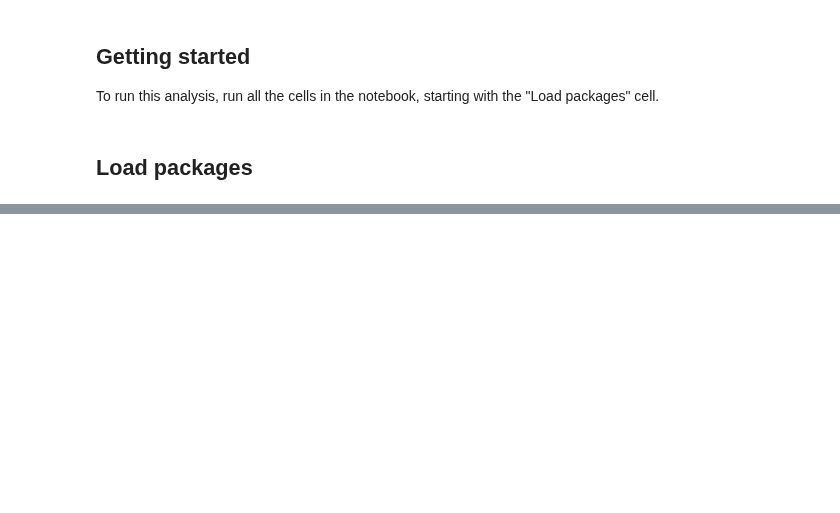
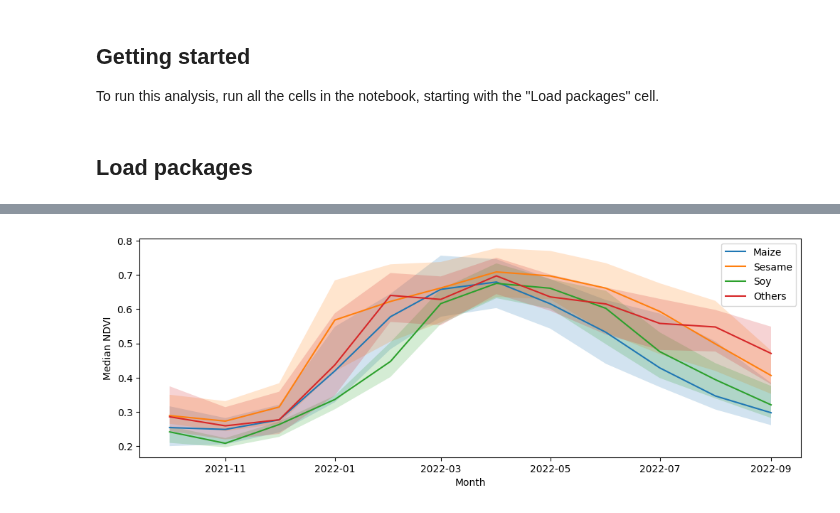
Before and after one commit to digitalearthafrica/FAO_crop_type, a Jupyter notebook: 2_Phenology_exploration.ipynb, the cells around one changed output, grey strips where cells are left out. Cells and saved outputs as stored; diff of their text form; code cells hidden in the pictures; blank space fills up the shorter version.

```diff
--- a/2_Phenology_exploration.ipynb
+++ b/2_Phenology_exploration.ipynb
@@ -145,0 +238,14 @@ plt.show()
+# %%
+plt.figure(figsize=(12,4))
+for class_field, NDVIs in zip(class_fields,NDVIs_all):
+    ndvi_perc= np.percentile(NDVIs, [25, 50, 75] ,axis=1)
+
+    plt.plot(x_labels,ndvi_perc[1],label=class_field)
+    plt.fill_between(x_labels, ndvi_perc[0],  ndvi_perc[2], alpha=.2)
+
+plt.xlabel("Month")
+plt.ylabel("Median NDVI")
+plt.legend()
+plt.show()
+# %% [output]
+[figure, added]
```
Also changed, not shown: parts of 20 cells of this notebook, 4 other files.
